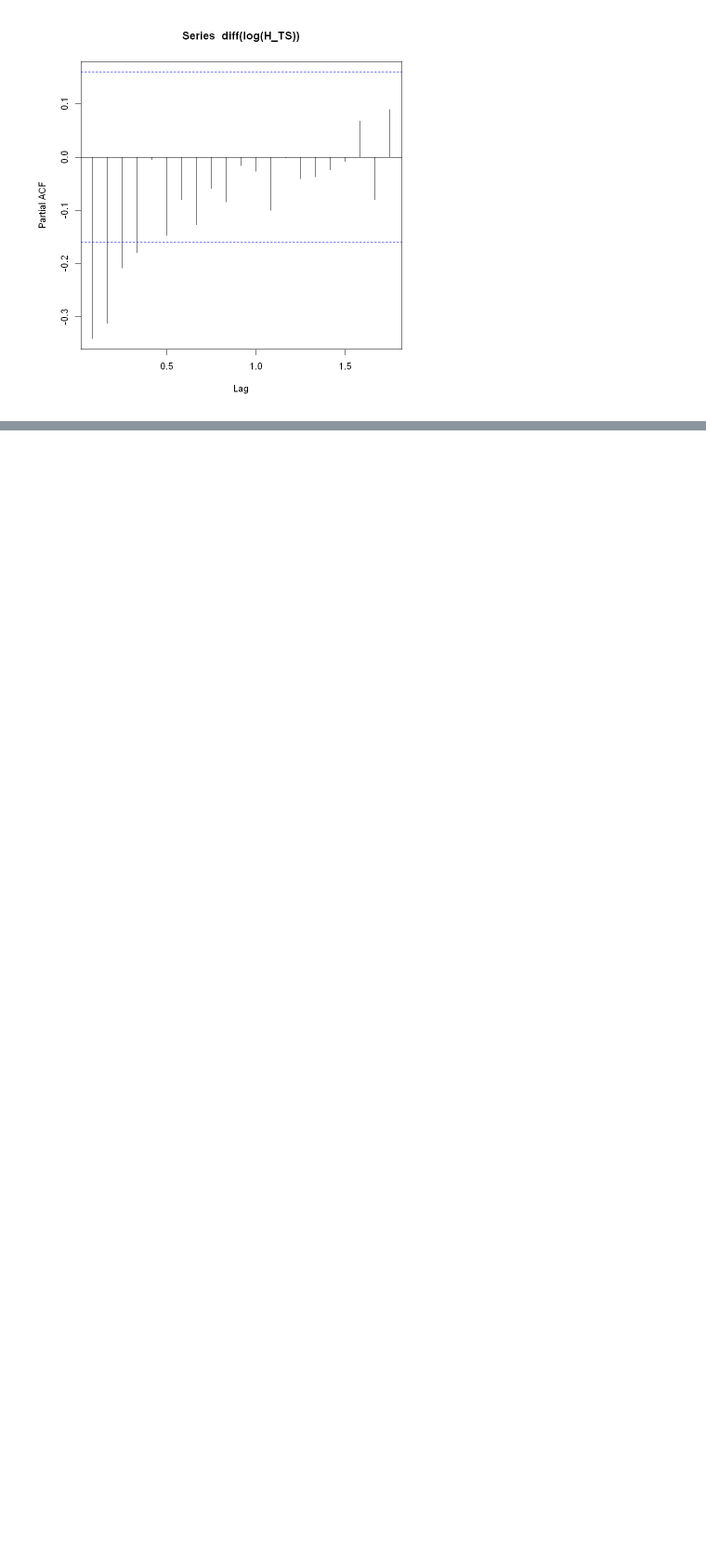
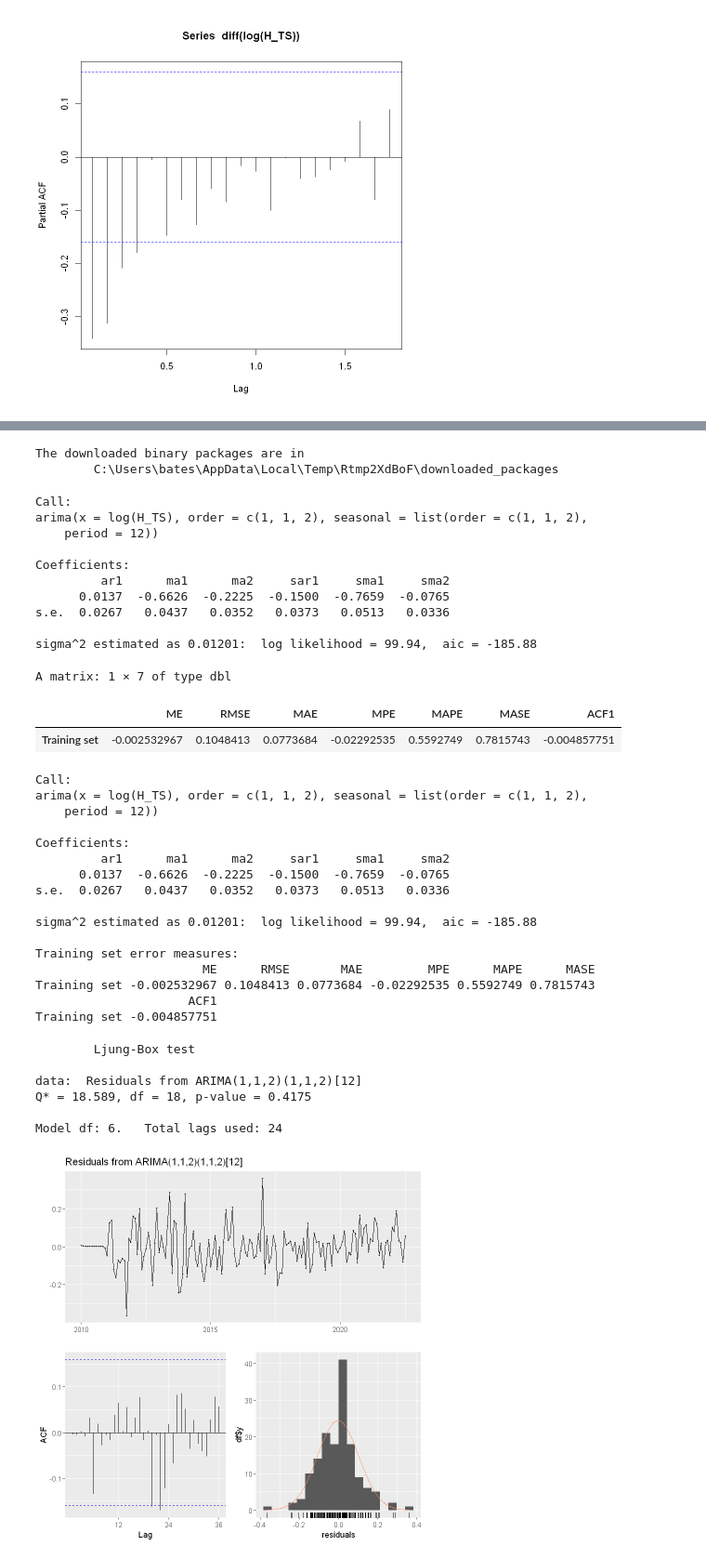
Before and after one commit to batesjay87/Jay-H-DAAN-888, a Jupyter notebook: Future Price Time Series W 3 4.ipynb, the cells around one changed output, grey strips where cells are left out. Shown at 93% size. Cells and saved outputs as stored; diff of their text form; code cells hidden in the pictures; blank space fills up the shorter version.

```diff
--- a/Future Price Time Series W 3 4.ipynb
+++ b/Future Price Time Series W 3 4.ipynb
@@ -513,10 +513,22 @@ pacf(diff(log(H_TS)))
 [figure]
 [figure]
 # %%
+install.packages("forecast")
+library("forecast")
+
 #####################################################################
 # Let us now fit the ARIMA(1,1,2)
 
 (fit_open <- arima(log(H_TS), c(1, 1, 2),seasonal = list(order = c(1, 1, 2), period = 12)))
 
+# Produce error measures
+accuracy(fit_open)
+
+# Examine the AIC
+summary(fit_open)
+
+# Examine the Residuals
+checkresiduals(fit_open)
+
 #####################################################################
 # %% [output]
@@ -532,0 +544,38 @@ sigma^2 estimated as 0.01201:  log likelihood = 99.94,  aic = -185.88
+The downloaded binary packages are in
+        C:\Users\bates\AppData\Local\Temp\Rtmp2XdBoF\downloaded_packages
+Call:
+arima(x = log(H_TS), order = c(1, 1, 2), seasonal = list(order = c(1, 1, 2),
+    period = 12))
+
+Coefficients:
+         ar1      ma1      ma2     sar1     sma1     sma2
+      0.0137  -0.6626  -0.2225  -0.1500  -0.7659  -0.0765
+s.e.  0.0267   0.0437   0.0352   0.0373   0.0513   0.0336
+
+sigma^2 estimated as 0.01201:  log likelihood = 99.94,  aic = -185.88
+A matrix: 1 × 7 of type dbl
+|  | ME | RMSE | MAE | MPE | MAPE | MASE | ACF1 |
+| Training set | -0.002532967 | 0.1048413 | 0.0773684 | -0.02292535 | 0.5592749 | 0.7815743 | -0.004857751 |
+Call:
+arima(x = log(H_TS), order = c(1, 1, 2), seasonal = list(order = c(1, 1, 2),
+    period = 12))
+
+Coefficients:
+         ar1      ma1      ma2     sar1     sma1     sma2
+      0.0137  -0.6626  -0.2225  -0.1500  -0.7659  -0.0765
+s.e.  0.0267   0.0437   0.0352   0.0373   0.0513   0.0336
+
+sigma^2 estimated as 0.01201:  log likelihood = 99.94,  aic = -185.88
+
+Training set error measures:
+                       ME      RMSE       MAE         MPE      MAPE      MASE
+Training set -0.002532967 0.1048413 0.0773684 -0.02292535 0.5592749 0.7815743
+                     ACF1
+Training set -0.004857751
+        Ljung-Box test
+
+data:  Residuals from ARIMA(1,1,2)(1,1,2)[12]
+Q* = 18.589, df = 18, p-value = 0.4175
+
+Model df: 6.   Total lags used: 24
+[figure, added]
```
Also changed, not shown: parts of 7 cells of this notebook.
